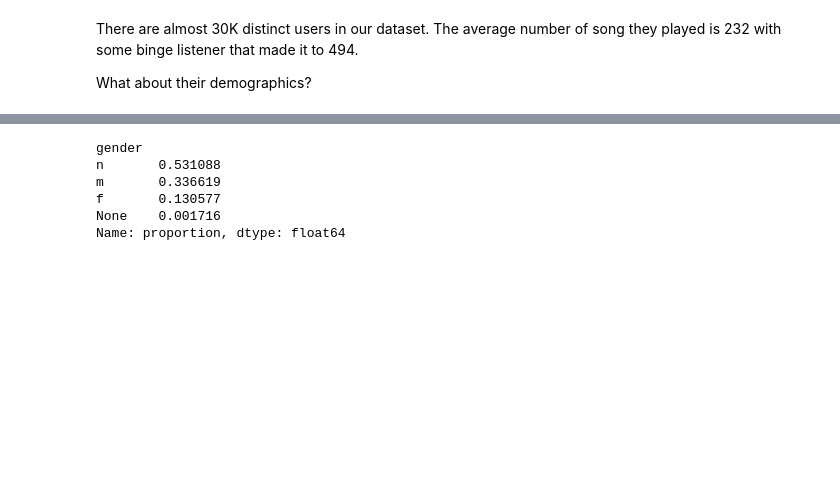
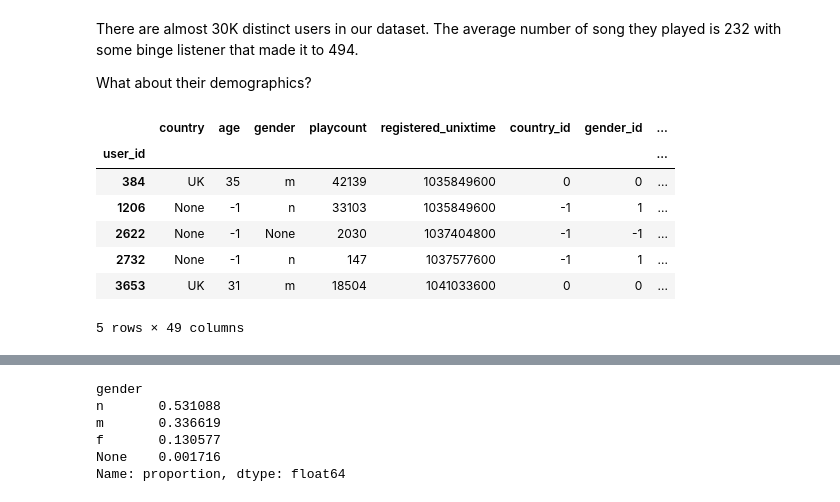
Before and after one commit to elorberb/Track2Vec, a Jupyter notebook: eda-on-the-evalrs-dataset.ipynb, the cells around one changed output, grey strips where cells are left out. Cells and saved outputs as stored; diff of their text form; code cells hidden in the pictures; blank space fills up the shorter version.

```diff
--- a/eda-on-the-evalrs-dataset.ipynb
+++ b/eda-on-the-evalrs-dataset.ipynb
@@ -278,3 +322,14 @@ There are almost 30K distinct users in our dataset. The average number of song t
 What about their demographics?
 # %%
 train_users = train.join(dataset.df_users, on="user_id", rsuffix="_data")
+# %%
+dataset.df_users.head()
+# %% [output]
+|  | country | age | gender | playcount | registered_unixtime | country_id | gender_id | ... |
+| user_id |  |  |  |  |  |  |  | ... |
+| 384 | UK | 35 | m | 42139 | 1035849600 | 0 | 0 | ... |
+| 1206 | None | -1 | n | 33103 | 1035849600 | -1 | 1 | ... |
+| 2622 | None | -1 | None | 2030 | 1037404800 | -1 | -1 | ... |
+| 2732 | None | -1 | n | 147 | 1037577600 | -1 | 1 | ... |
+| 3653 | UK | 31 | m | 18504 | 1041033600 | 0 | 0 | ... |
+5 rows × 49 columns
```
Also changed, not shown: parts of 5 cells of this notebook, 2 other files.
